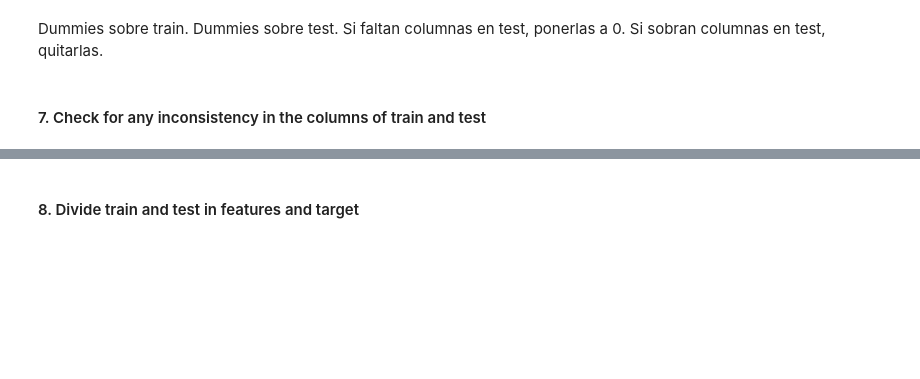
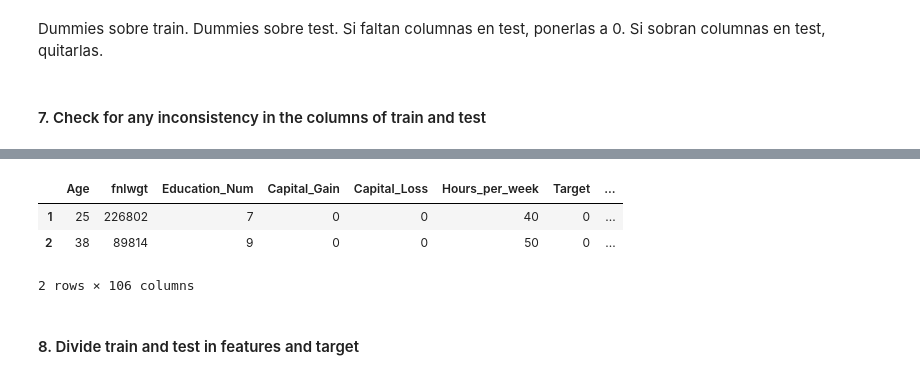
Before and after one commit to rafazamb/DS_PT_ENE21, a Jupyter notebook: 2-Machine_Learning/2.1_Supervised/2.1.4 Trees/2 - DecisionTrees Adult Dataset - Clase - solucion.ipynb, the cells around one changed output, grey strips where cells are left out. Drawn from its saved outputs; the diff is of its cells as text; code cells hidden in the pictures; blank space fills up the shorter version.

```diff
--- a/2-Machine_Learning/2.1_Supervised/2.1.4 Trees/2 - DecisionTrees Adult Dataset - Clase - solucion.ipynb
+++ b/2-Machine_Learning/2.1_Supervised/2.1.4 Trees/2 - DecisionTrees Adult Dataset - Clase - solucion.ipynb
@@ -358,3 +358,5 @@ array([[0., 1., 0.],
 Dummies sobre train. Dummies sobre test. Si faltan columnas en test, ponerlas a 0. Si sobran columnas en test, quitarlas.
 # %% [markdown]
 #### 7. Check for any inconsistency in the columns of train and test
+# %%
+data_test['Country_ Holand-Netherlands'] = 0
@@ -361,2 +374,9 @@ Dummies sobre train. Dummies sobre test. Si faltan columnas en test, ponerlas a
+# %%
+data_test.head(2)
+# %% [output]
+|  | Age | fnlwgt | Education_Num | Capital_Gain | Capital_Loss | Hours_per_week | Target | ... |
+| 1 | 25 | 226802 | 7 | 0 | 0 | 40 | 0 | ... |
+| 2 | 38 | 89814 | 9 | 0 | 0 | 50 | 0 | ... |
+2 rows × 106 columns
 # %% [markdown]
 #### 8. Divide train and test in features and target
```
Also changed, not shown: parts of 8 cells of this notebook.
